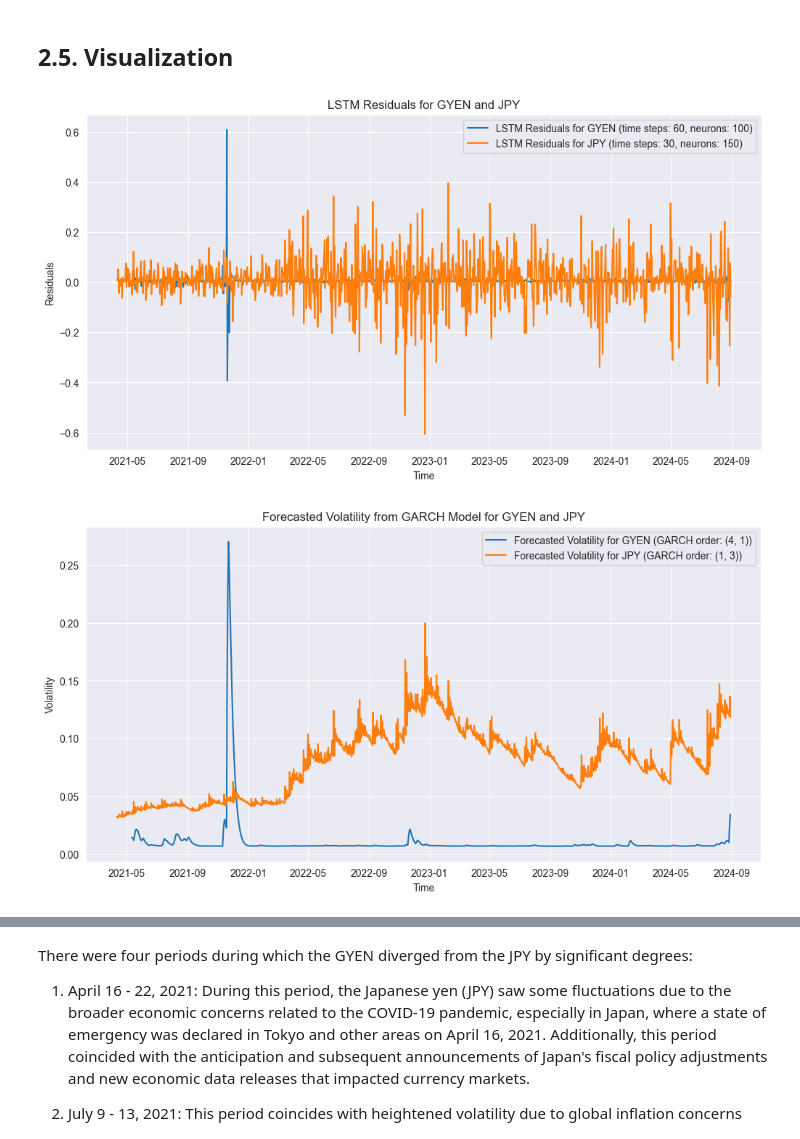
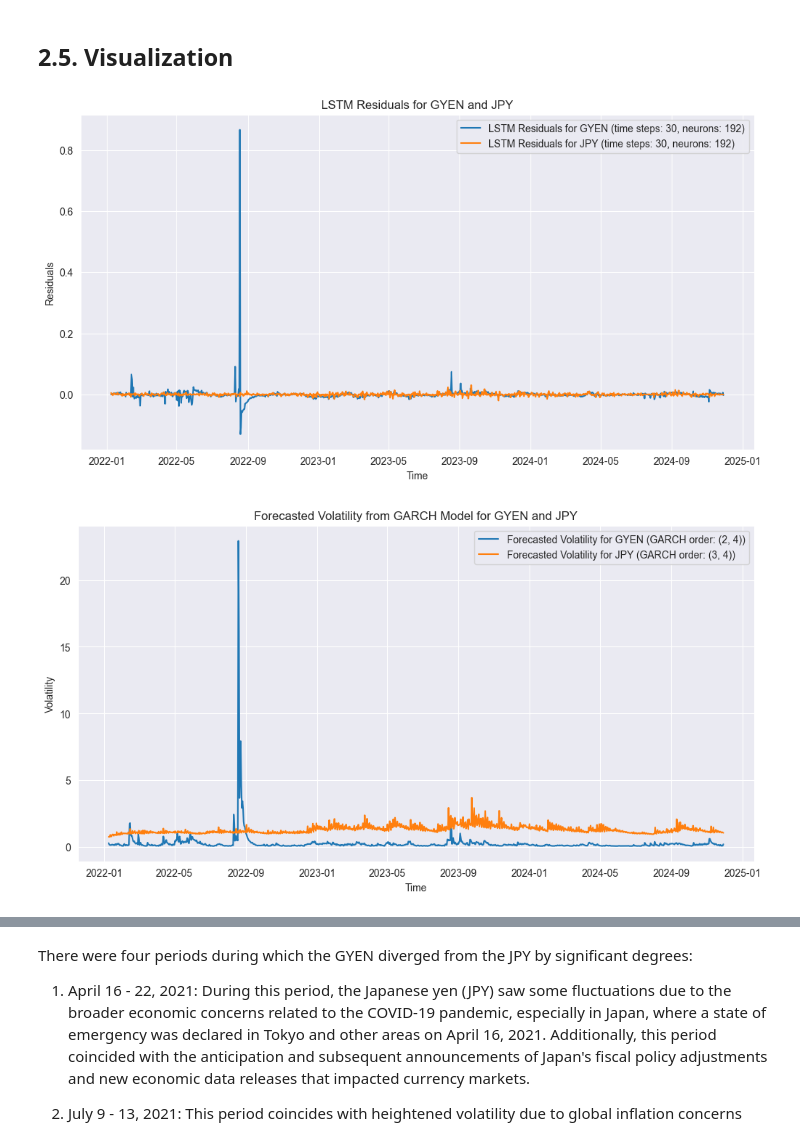
Before and after one commit to joodevs/algo-trader, a Jupyter notebook: gyen-yen-analysis.ipynb, the cells around one changed output, grey strips where cells are left out. Saved outputs shown, nothing was run; the diff lists cells and outputs as text; code cells hidden in the pictures.

```diff
--- a/gyen-yen-analysis.ipynb
+++ b/gyen-yen-analysis.ipynb
@@ -843,36 +834,36 @@ Best GARCH order for JPY: (3, 4)
 # %% [markdown]
 ## 2.5. Visualization
 # %%
-# import matplotlib.pyplot as plt
-#
-# # Convert LSTM residuals to a DataFrame for easier handling of dates
-# lstm_residuals_gyen_df = pd.DataFrame(lstm_residuals_gyen, index=gyen_usd.index[-len(lstm_residuals_gyen):], columns=['Residuals'])
-# lstm_residuals_jpy_df = pd.DataFrame(lstm_residuals_jpy, index=jpy_usd.index[-len(lstm_residuals_jpy):], columns=['Residuals'])
-#
-# # Combined plot for LSTM residuals with dates
-# plt.figure(figsize=(12, 6))
-# plt.plot(lstm_residuals_gyen_df.index, lstm_residuals_gyen_df['Residuals'], label=f'LSTM Residuals for GYEN (time steps: {best_time_step_gyen}, neurons: {best_neurons_gyen})')
-# plt.plot(lstm_residuals_jpy_df.index, lstm_residuals_jpy_df['Residuals'], label=f'LSTM Residuals for JPY (time steps: {best_time_step_jpy}, neurons: {best_neurons_jpy})')
-# plt.title('LSTM Residuals for GYEN and JPY')
-# plt.xlabel('Time')
-# plt.ylabel('Residuals')
-# plt.legend()
-# plt.show()
-#
-# # Convert GARCH forecasted volatility to DataFrame for easier handling of dates
-# garch_volatility_gyen_df = pd.DataFrame(garch_fit_gyen.conditional_volatility, index=gyen_usd.index[-len(garch_fit_gyen.conditional_volatility):], columns=['Volatility'])
-# garch_volatility_jpy_df = pd.DataFrame(garch_fit_jpy.conditional_volatility, index=jpy_usd.index[-len(garch_fit_jpy.conditional_volatility):], columns=['Volatility'])
-#
-# # Combined plot for GARCH forecasted volatility with dates
-# plt.figure(figsize=(12, 6))
-# plt.plot(garch_volatility_gyen_df.index, garch_volatility_gyen_df['Volatility'], label=f'Forecasted Volatility for GYEN (GARCH order: {best_order_gyen})')
-# plt.plot(garch_volatility_jpy_df.index, garch_volatility_jpy_df['Volatility'], label=f'Forecasted Volatility for JPY (GARCH order: {best_order_jpy})')
-# plt.title('Forecasted Volatility from GARCH Model for GYEN and JPY')
-# plt.xlabel('Time')
-# plt.ylabel('Volatility')
-# plt.legend()
-# plt.show()
+import matplotlib.pyplot as plt
+
+# Convert LSTM residuals to a DataFrame for easier handling of dates
+lstm_residuals_gyen_df = pd.DataFrame(lstm_residuals_gyen_train, index=gyen_usd.index[-len(lstm_residuals_gyen_train):], columns=['Residuals'])
+lstm_residuals_jpy_df = pd.DataFrame(lstm_residuals_jpy_train, index=jpy_usd.index[-len(lstm_residuals_jpy_train):], columns=['Residuals'])
+
+# Combined plot for LSTM residuals with dates
+plt.figure(figsize=(12, 6))
+plt.plot(lstm_residuals_gyen_df.index, lstm_residuals_gyen_df['Residuals'], label=f'LSTM Residuals for GYEN (time steps: {best_hps_gyen.get("time_steps")}, neurons: {best_hps_gyen.get("units_1")})')
+plt.plot(lstm_residuals_jpy_df.index, lstm_residuals_jpy_df['Residuals'], label=f'LSTM Residuals for JPY (time steps: {best_hps_jpy.get("time_steps")}, neurons: {best_hps_jpy.get("units_1")})')
+plt.title('LSTM Residuals for GYEN and JPY')
+plt.xlabel('Time')
+plt.ylabel('Residuals')
+plt.legend()
+plt.show()
+
+# Convert GARCH forecasted volatility to DataFrame for easier handling of dates
+garch_volatility_gyen_df = pd.DataFrame(garch_fit_gyen.conditional_volatility, index=gyen_usd.index[-len(garch_fit_gyen.conditional_volatility):], columns=['Volatility'])
+garch_volatility_jpy_df = pd.DataFrame(garch_fit_jpy.conditional_volatility, index=jpy_usd.index[-len(garch_fit_jpy.conditional_volatility):], columns=['Volatility'])
+
+# Combined plot for GARCH forecasted volatility with dates
+plt.figure(figsize=(12, 6))
+plt.plot(garch_volatility_gyen_df.index, garch_volatility_gyen_df['Volatility'], label=f'Forecasted Volatility for GYEN (GARCH order: {best_order_gyen})')
+plt.plot(garch_volatility_jpy_df.index, garch_volatility_jpy_df['Volatility'], label=f'Forecasted Volatility for JPY (GARCH order: {best_order_jpy})')
+plt.title('Forecasted Volatility from GARCH Model for GYEN and JPY')
+plt.xlabel('Time')
+plt.ylabel('Volatility')
+plt.legend()
+plt.show()
 # %% [output]
-[figure, old version]
+[figure, new version]
-[figure, old version]
+[figure, new version]
 # %%
```
Also changed, not shown: parts of 16 cells of this notebook.
